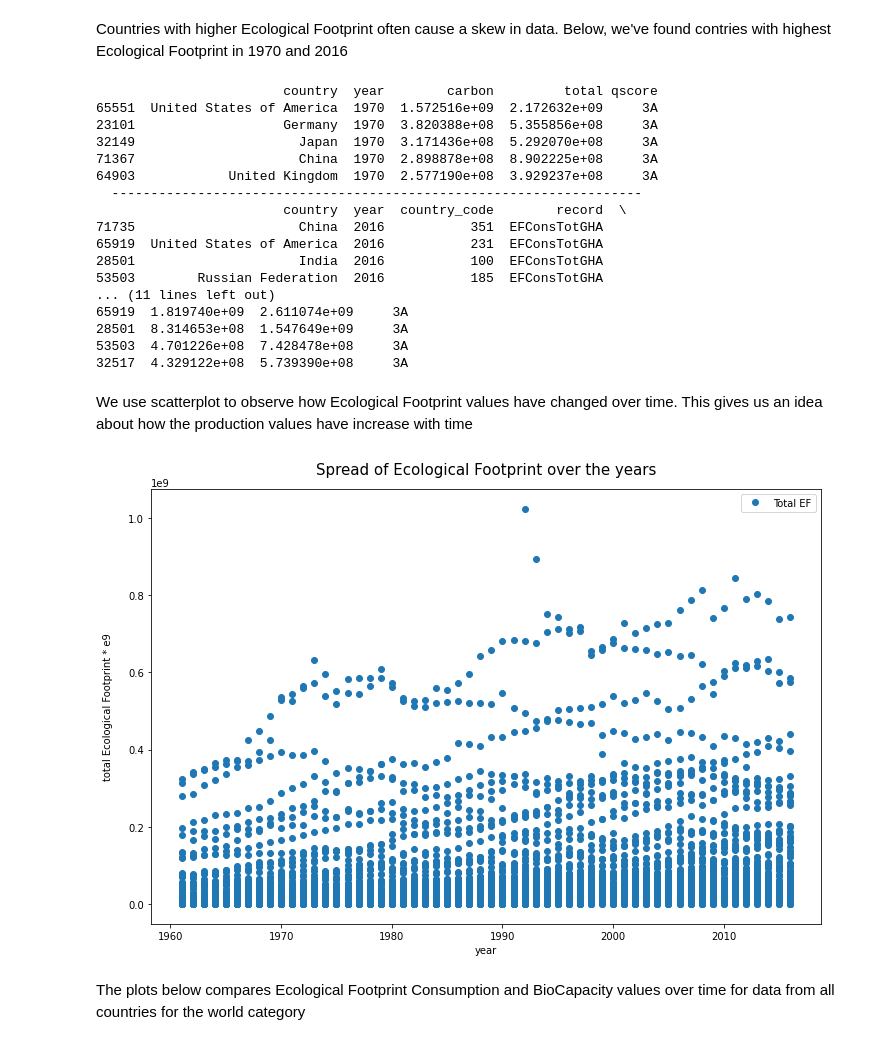
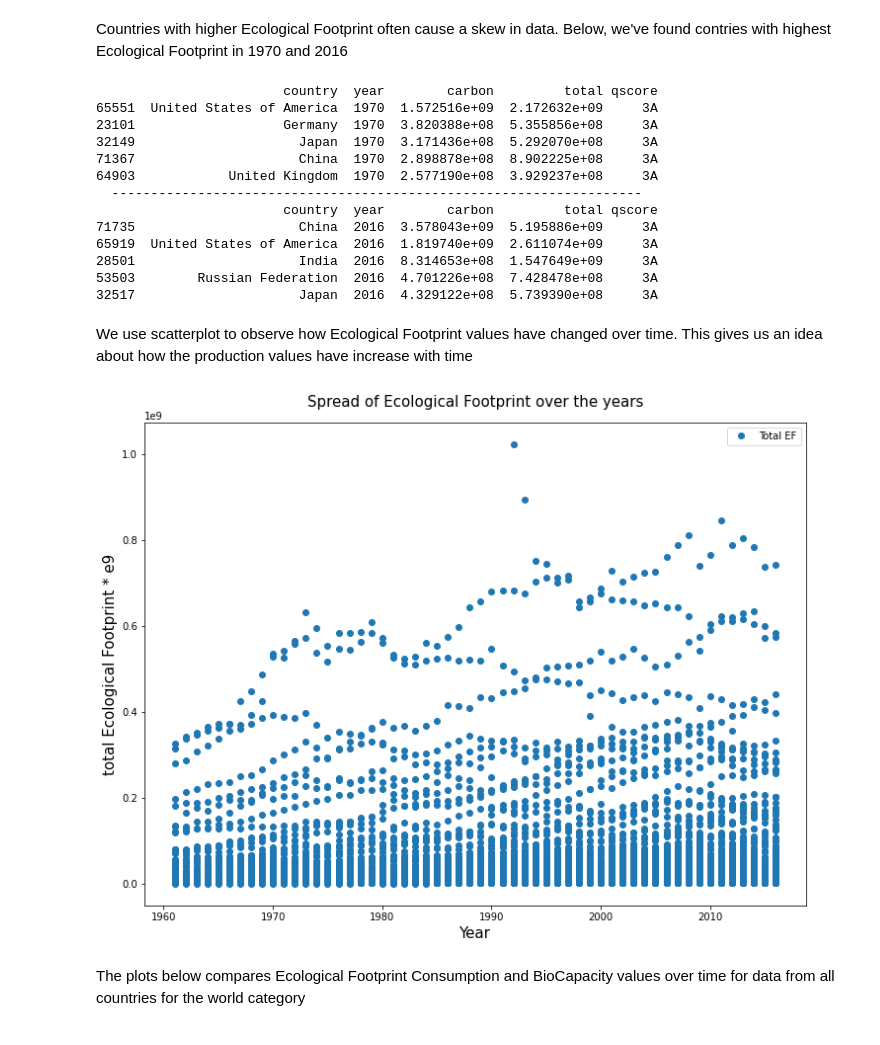
Before and after one commit to ganeshXb/Carbon-Emissions-Ecological-Footprint-Research, a Jupyter notebook: Notebooks/Ecological-Footprint-Biocapacity-EDA.ipynb, the cells around one changed output. Drawn from its saved outputs; the diff is of its cells as text; code cells hidden in the pictures.

```diff
--- a/Notebooks/Ecological-Footprint-Biocapacity-EDA.ipynb
+++ b/Notebooks/Ecological-Footprint-Biocapacity-EDA.ipynb
@@ -230,7 +234,7 @@ highEF2016 = EFData2016.sort_values(by = 'carbon', ascending = False)
 
 print(highEF1970[['country','year','carbon','total','qscore']].head())
 print('  --------------------------------------------------------------------')
-print(highEF2016.head())
+print(highEF2016[['country','year','carbon','total','qscore']].head())
 # %% [output]
                         country  year        carbon         total qscore
 65551  United States of America  1970  1.572516e+09  2.172632e+09     3A
@@ -239,35 +243,32 @@ print(highEF2016.head())
 71367                     China  1970  2.898878e+08  8.902225e+08     3A
 64903            United Kingdom  1970  2.577190e+08  3.929237e+08     3A
   --------------------------------------------------------------------
-                        country  year  country_code        record  \
-71735                     China  2016           351  EFConsTotGHA
-65919  United States of America  2016           231  EFConsTotGHA
-28501                     India  2016           100  EFConsTotGHA
-53503        Russian Federation  2016           185  EFConsTotGHA
-... (11 lines left out)
-65919  1.819740e+09  2.611074e+09     3A
-28501  8.314653e+08  1.547649e+09     3A
-53503  4.701226e+08  7.428478e+08     3A
-32517  4.329122e+08  5.739390e+08     3A
+                        country  year        carbon         total qscore
+71735                     China  2016  3.578043e+09  5.195886e+09     3A
+65919  United States of America  2016  1.819740e+09  2.611074e+09     3A
+28501                     India  2016  8.314653e+08  1.547649e+09     3A
+53503        Russian Federation  2016  4.701226e+08  7.428478e+08     3A
+32517                     Japan  2016  4.329122e+08  5.739390e+08     3A
 # %% [markdown]
 We use scatterplot to observe how Ecological Footprint values have changed over time. This gives us an idea about how the production values have increase with time
 # %%
 #data for ecological footprint spread over the years
 #year = df.loc[(df['record'] == "EFConsTotGHA") & (df['country'] != "World") & (df['country'] != "China") & (df['country'] != " United States of America")]
 
 country = ['China',  "United States of America", "India", "World"]
 yearData = df.loc[(df['record'] == "EFConsTotGHA") & (~df['country'].isin(country))]
 #print(yearData)
 print()
 
 #observe the spread of Ecological Footprint over the years
-yearData.plot(x='year', y='total', style='o', figsize=(12,8))
-plt.ylabel("total Ecological Footprint * e9", labelpad=15)
+yearData.plot(x='year', y='total', style='o', figsize=(12,9))
+plt.xlabel("Year", fontsize=15)
+plt.ylabel("total Ecological Footprint * e9", fontsize=15)
 plt.title("Spread of Ecological Footprint over the years", y=1.02, fontsize=15)
 L=plt.legend()
 L.get_texts()[0].set_text('Total EF')
 # %% [output]
-[figure, old version]
+[figure, new version]
 # %% [markdown]
 The plots below compares Ecological Footprint Consumption and BioCapacity values over time for data from all countries for the world category
 # %%
```
Also changed, not shown: parts of 15 cells of this notebook.
